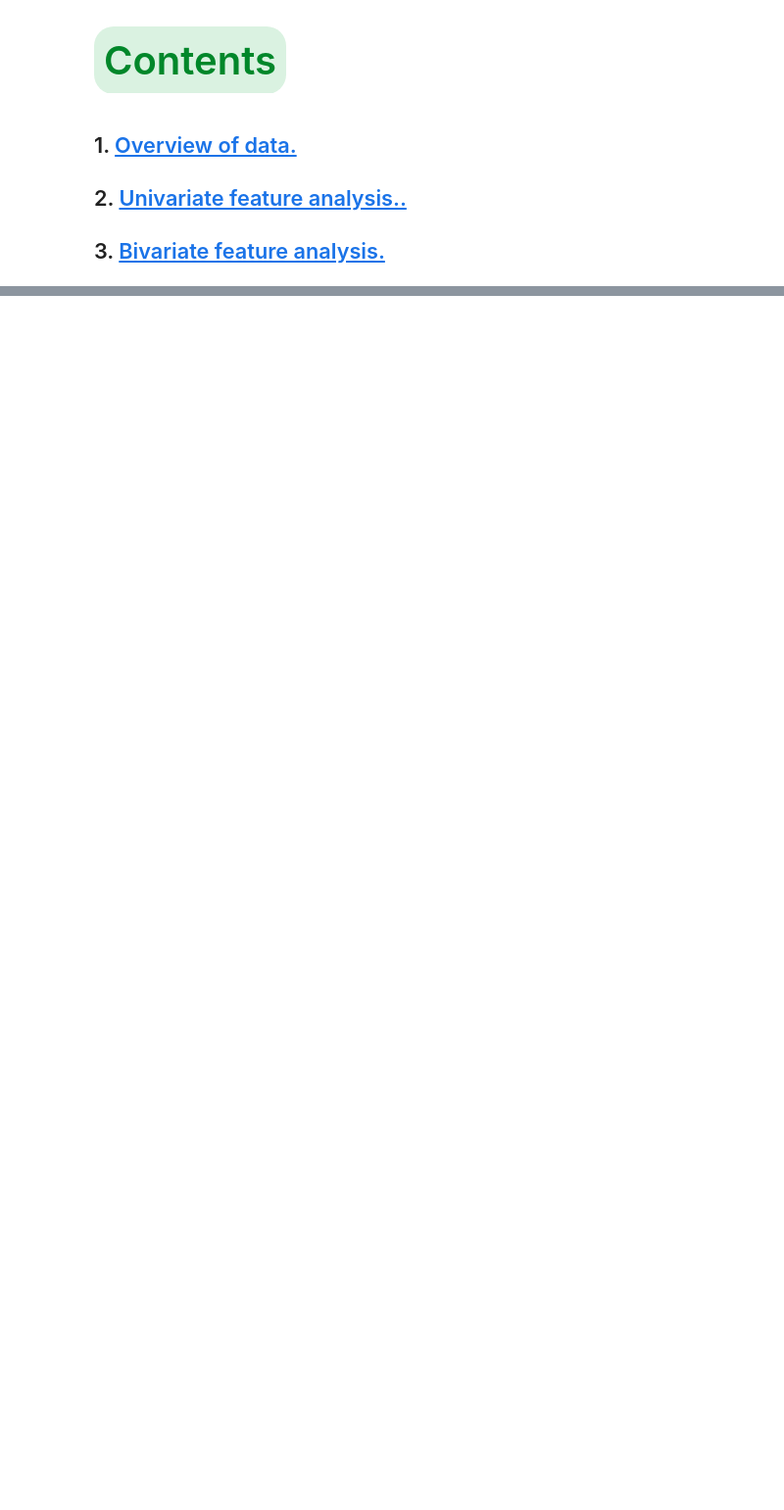
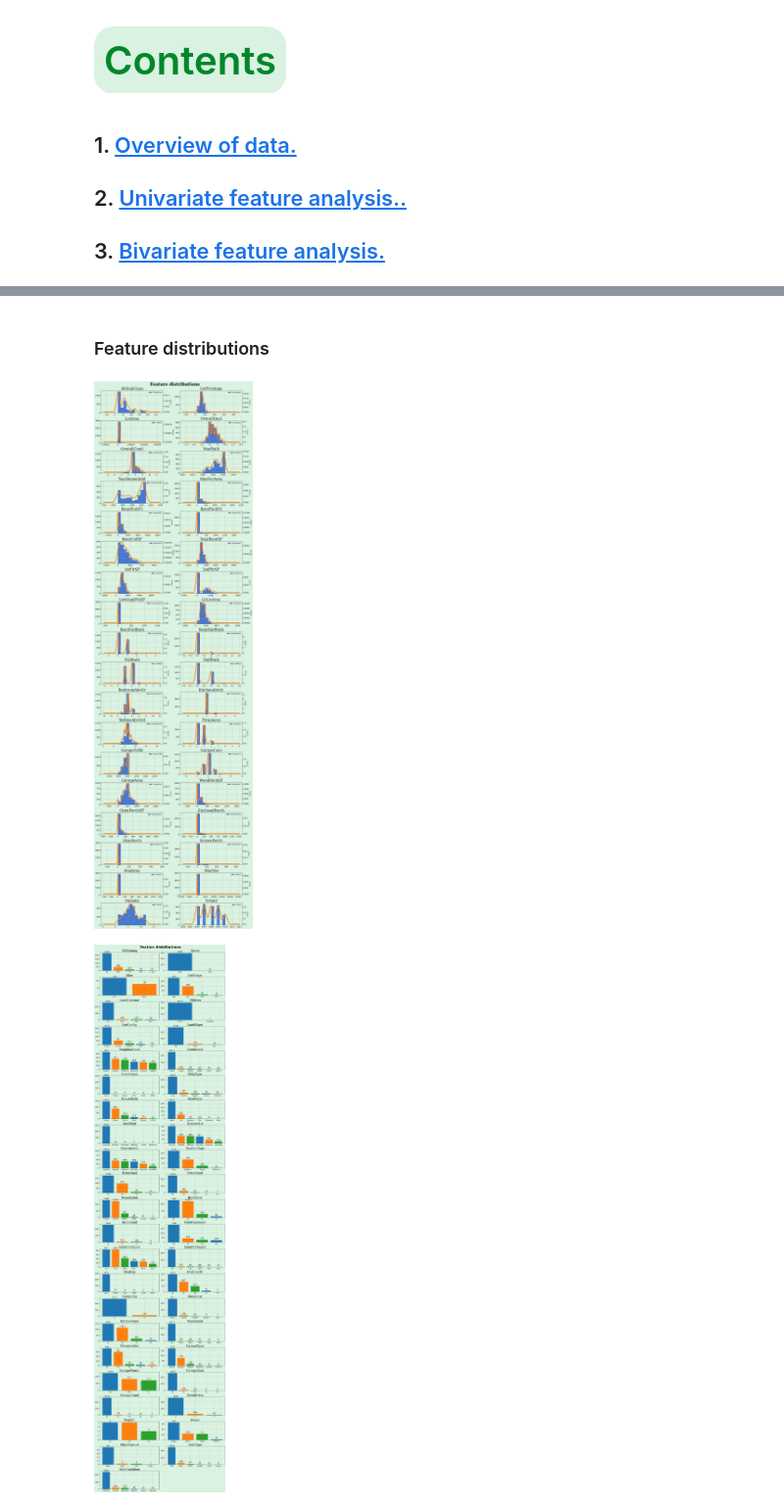
Before and after one commit to sersonSerson/Projects, a Jupyter notebook: Regression/HousePrice/01 EDA.ipynb, the cells around one changed output, grey strips where cells are left out. Shown at 98% size. Drawn from its saved outputs; the diff is of its cells as text; code cells hidden in the pictures; blank space fills up the shorter version.

```diff
--- a/Regression/HousePrice/01 EDA.ipynb
+++ b/Regression/HousePrice/01 EDA.ipynb
@@ -70,0 +94,4 @@ cpal = sns.color_palette("mycolormap", n_colors=60)
+# %%
+full_data = pd.concat([X_train, X_test])
+# full_data['SalePrice'] = y_train
+full_data
@@ -70,0 +218,56 @@ cpal = sns.color_palette("mycolormap", n_colors=60)
+# %%
+def autolabel(rects, ax, decimals=2, inside=False, old_rects=None):
+    """Attach a text label above each bar in *rects*, displaying its height."""
+    for index, rect in enumerate(rects):
+        height = rect.get_height()
+        value = round(height, decimals)
+        if inside:
+            height = height / 2
+        if old_rects:
+            height += old_rects[index].get_height()
+        ax.annotate('{}'.format(value),
+                    xy=(rect.get_x() + rect.get_width() / 2, height),
+                    xytext=(0, 3),
+                    size=18,# 3 points vertical offset
+                    textcoords="offset points",
+                    ha='center', va='bottom')
+# %% [markdown]
+### Feature distributions
+# %%
+def feature_distibutions(df, columns=None, type='hist', max_cat_values=None):
+    if columns is None:
+        columns = df.columns.tolist()
+
+    plot_columns = 2
+    plot_rows = int(np.ceil(len(columns) / plot_columns))
+    fig, axes = plt.subplots(plot_rows, plot_columns,
+                             figsize=(16, max(8, plot_rows * 3)))
+    if type == 'hist':
+        df[columns].hist(ax=axes.ravel()[:len(columns)], legend=True)
+        df[columns].plot(kind='kde', secondary_y=True, subplots=True,
+                         ax=axes.ravel()[:len(columns)], color=orange,
+                         legend=False)
+    elif type == 'bar':
+        for column, ax in zip(columns, axes.ravel()):
+            bar_values = df[column].value_counts()
+            if max_cat_values:
+                bar_values = bar_values[:max_cat_values]
+            rects = ax.bar(bar_values.index, bar_values,
+                           color=[blue, orange, green], zorder=3)
+            autolabel(rects, ax)
+            ax.set_title(column)
+            ax.set_xticks(bar_values.index)
+    if len(columns) / plot_columns != int(len(columns) / plot_columns):
+        last_ax = axes.ravel()[-1]
+        last_ax.axis('off')
+    fig.text(0.35, 1.00, 'Feature distributions',
+             transform=fig.transFigure,
+             size=30, fontweight='bold')
+    plt.tight_layout()
+    plt.show()
+feature_distibutions(full_data, columns=numerical_features, type='hist')
+feature_distibutions(full_data, columns=categorical_features, type='bar',
+                     max_cat_values=6)
+# %% [output]
+[figure, added]
+[figure, added]
```
Also changed, not shown: parts of 30 cells of this notebook, 1 other file.
